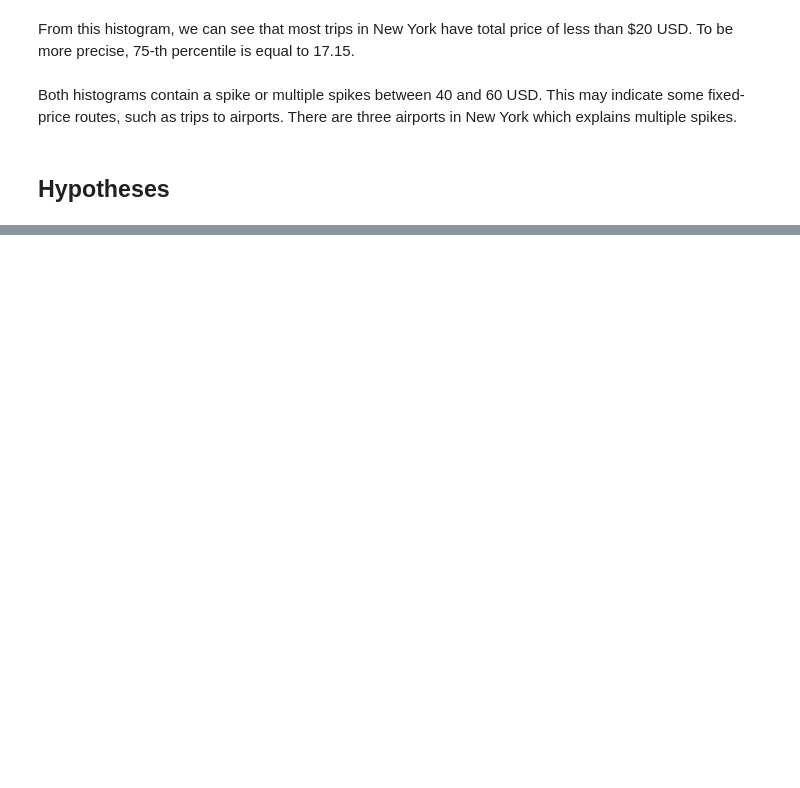
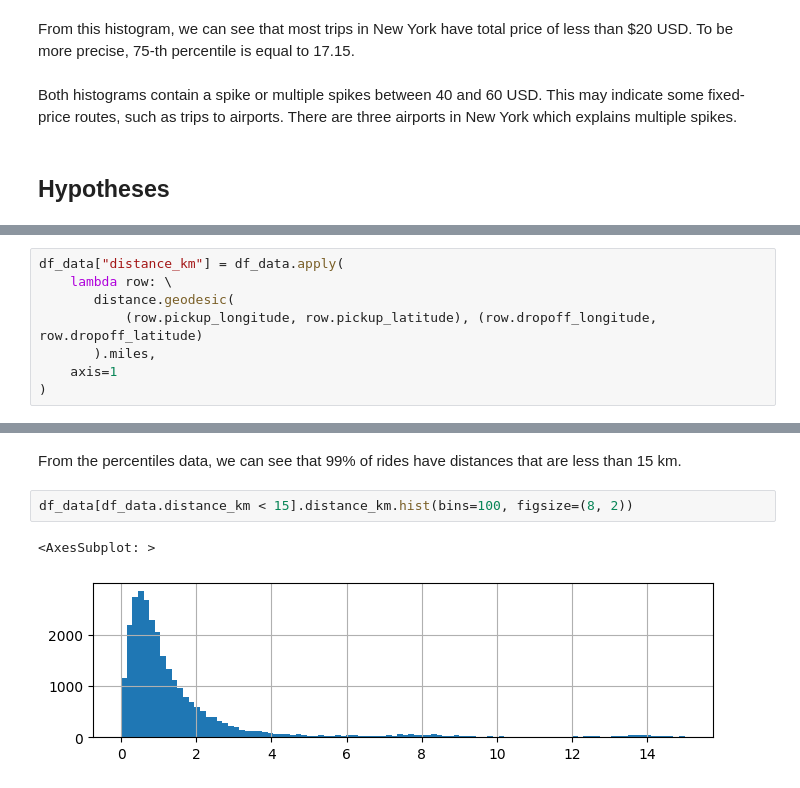
Before and after one commit to t3ch123/reimagined-computing-machine, a Jupyter notebook: notebook.ipynb, the cells around one changed output, grey strips where cells are left out. Cells and saved outputs as stored; diff of their text form; blank space fills up the shorter version.

Commit message:
Sketch distance analysis

```diff
--- a/notebook.ipynb
+++ b/notebook.ipynb
@@ -103,0 +116,8 @@ We can also state these basic intuitions
+# %%
+df_data["distance_km"] = df_data.apply(
+    lambda row: \
+       distance.geodesic(
+           (row.pickup_longitude, row.pickup_latitude), (row.dropoff_longitude, row.dropoff_latitude)
+       ).miles,
+    axis=1
+)
@@ -103,0 +143,7 @@ We can also state these basic intuitions
+# %% [markdown]
+From the percentiles data, we can see that 99% of rides have distances that are less than 15 km.
+# %%
+df_data[df_data.distance_km < 15].distance_km.hist(bins=100, figsize=(8, 2))
+# %% [output]
+<AxesSubplot: >
+[figure, added]
```
Also changed, not shown: parts of 13 cells of this notebook.
